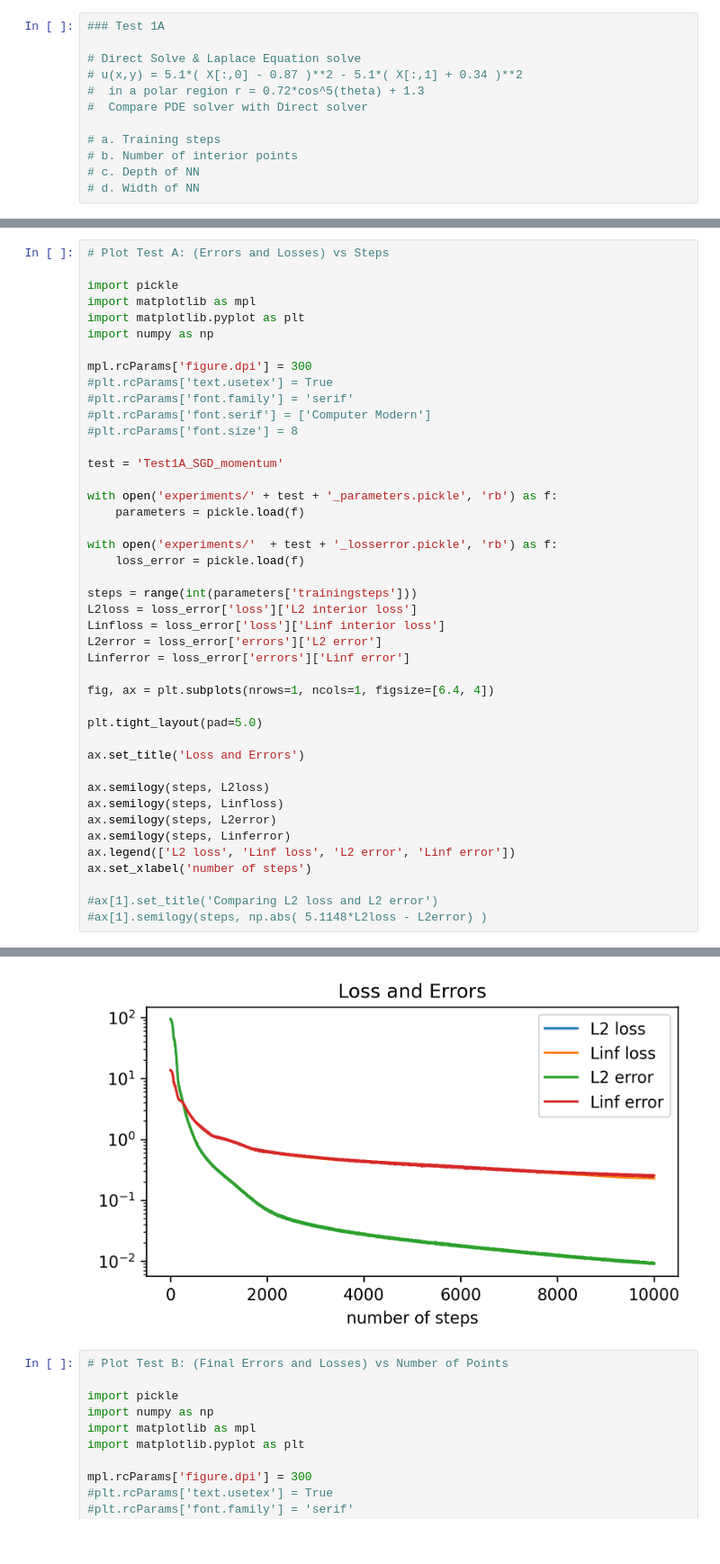
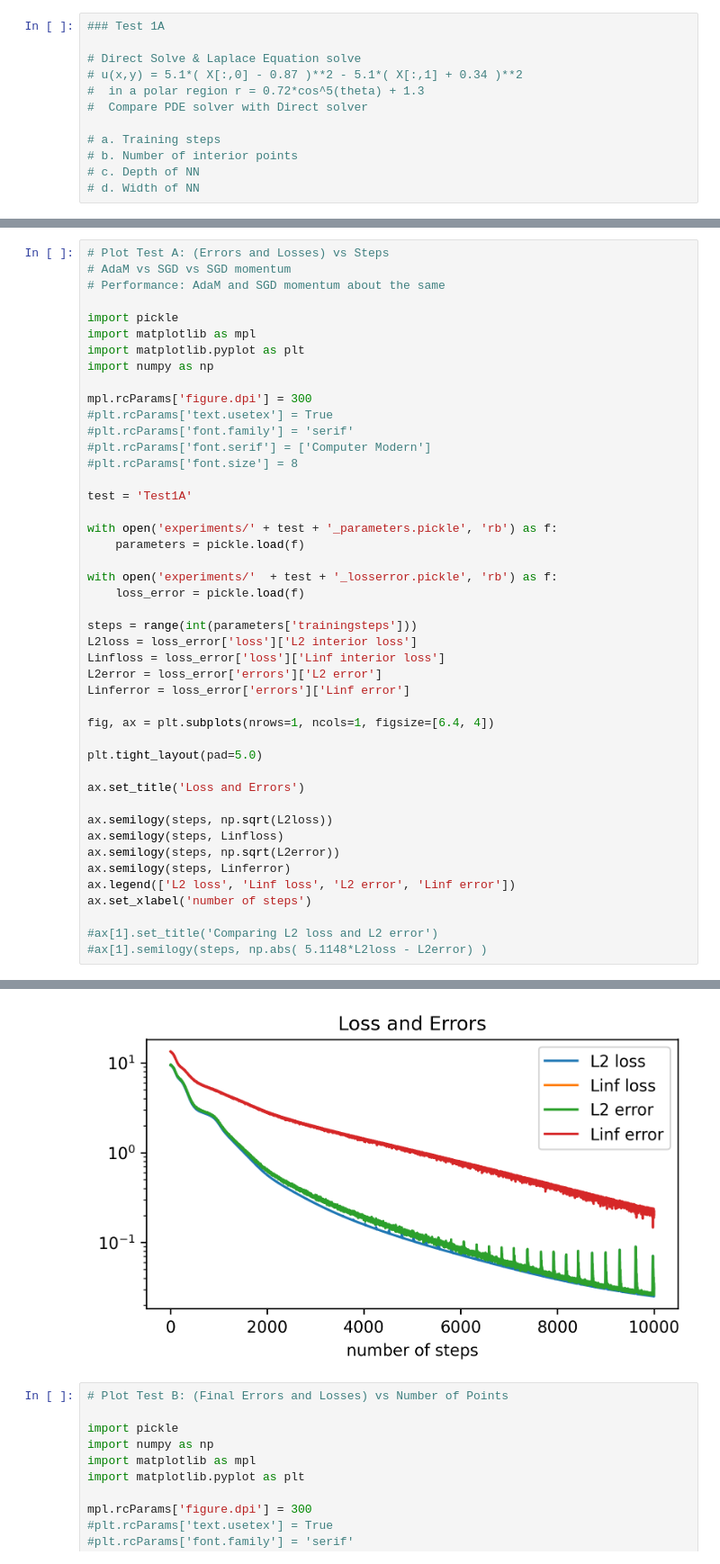
Before and after one commit to mskPark/DRLPDE, a Jupyter notebook: test_plot.ipynb, the cells around one changed output, grey strips where cells are left out. Shown at 90% size. Drawn from its saved outputs; the diff is of its cells as text.

```diff
--- a/test_plot.ipynb
+++ b/test_plot.ipynb
@@ -206,5 +206,7 @@ colorbar2 = plt.colorbar(contour2, cax = colorbar2_param)
 # %%
 # Plot Test A: (Errors and Losses) vs Steps
+# AdaM vs SGD vs SGD momentum
+# Performance: AdaM and SGD momentum about the same
 
 import pickle
 import matplotlib as mpl
@@ -217,38 +219,38 @@ mpl.rcParams['figure.dpi'] = 300
 #plt.rcParams['font.serif'] = ['Computer Modern']
 #plt.rcParams['font.size'] = 8
 
-test = 'Test1A_SGD_momentum'
+test = 'Test1A'
 
 with open('experiments/' + test + '_parameters.pickle', 'rb') as f:
     parameters = pickle.load(f)
 
 with open('experiments/'  + test + '_losserror.pickle', 'rb') as f:
     loss_error = pickle.load(f)
 
 steps = range(int(parameters['trainingsteps']))
 L2loss = loss_error['loss']['L2 interior loss']
 Linfloss = loss_error['loss']['Linf interior loss']
 L2error = loss_error['errors']['L2 error']
 Linferror = loss_error['errors']['Linf error']
 
 fig, ax = plt.subplots(nrows=1, ncols=1, figsize=[6.4, 4])
 
 plt.tight_layout(pad=5.0)
 
 ax.set_title('Loss and Errors')
 
-ax.semilogy(steps, L2loss)
+ax.semilogy(steps, np.sqrt(L2loss))
 ax.semilogy(steps, Linfloss)
-ax.semilogy(steps, L2error)
+ax.semilogy(steps, np.sqrt(L2error))
 ax.semilogy(steps, Linferror)
 ax.legend(['L2 loss', 'Linf loss', 'L2 error', 'Linf error'])
 ax.set_xlabel('number of steps')
 
 #ax[1].set_title('Comparing L2 loss and L2 error')
 #ax[1].semilogy(steps, np.abs( 5.1148*L2loss - L2error) )
 # %% [output]
 Text(0.5, 62.16666666666666, 'number of steps')
-[figure, old version]
+[figure, new version]
 # %%
 # Plot Test B: (Final Errors and Losses) vs Number of Points
 
```
Also changed, not shown: parts of 8 cells of this notebook, 12 other files.
